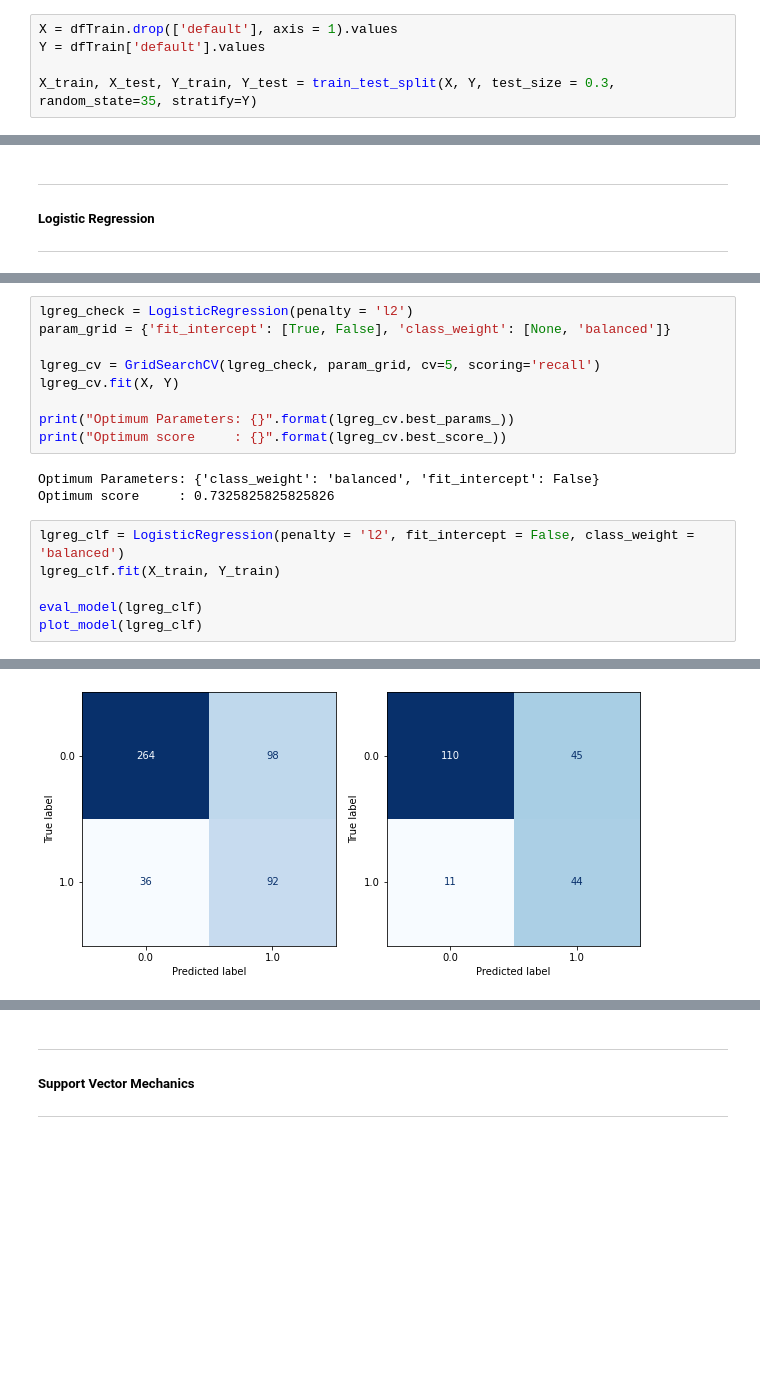
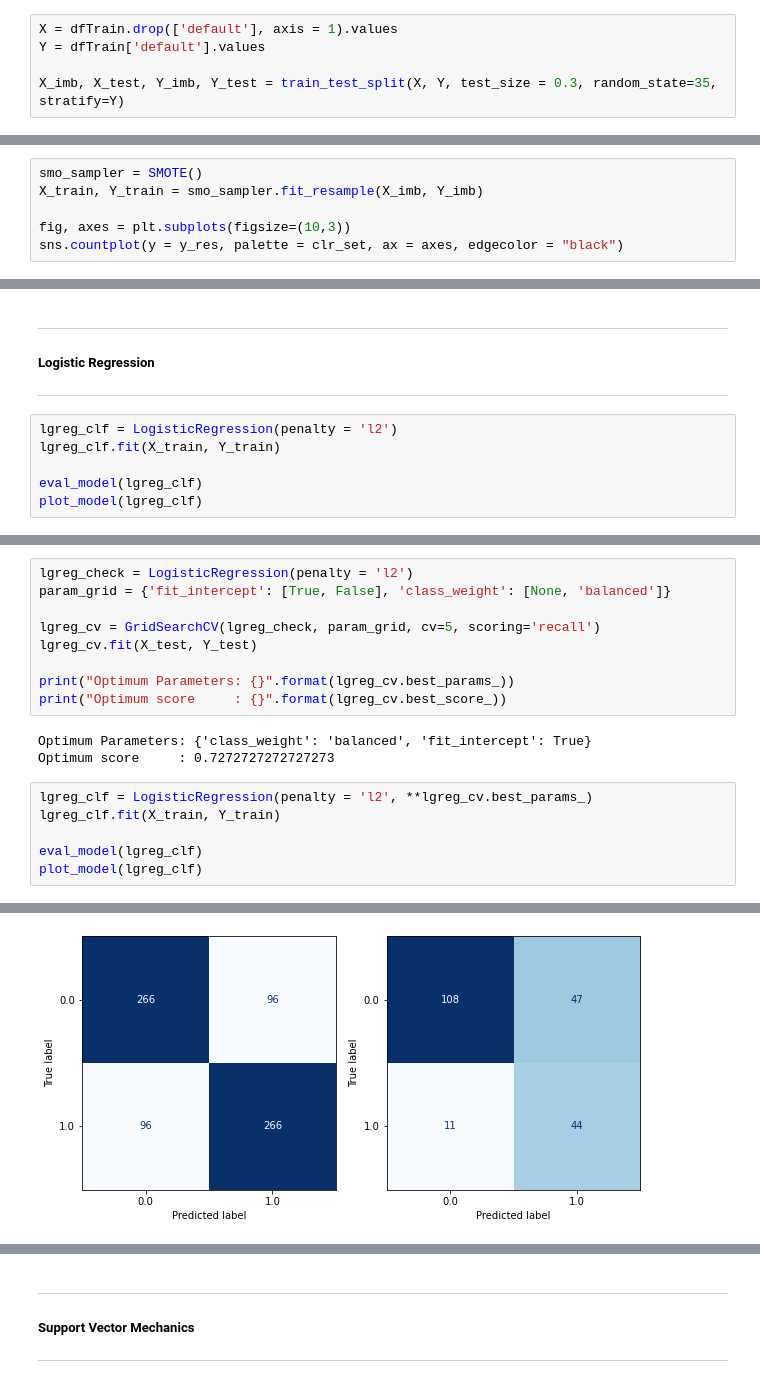
Before and after one commit to sh99-git/Loan-default-prediction, a Jupyter notebook: 02_Code/Loan_Default_Project_Py.ipynb, the cells around one changed output, grey strips where cells are left out. Cells and saved outputs as stored; diff of their text form; blank space fills up the shorter version.

```diff
--- a/02_Code/Loan_Default_Project_Py.ipynb
+++ b/02_Code/Loan_Default_Project_Py.ipynb
@@ -285,4 +287,4 @@ dfTrain = dfLoaner[dfLoaner['default'].notna()].copy()
 X = dfTrain.drop(['default'], axis = 1).values
 Y = dfTrain['default'].values
 
-X_train, X_test, Y_train, Y_test = train_test_split(X, Y, test_size = 0.3, random_state=35, stratify=Y)
+X_imb, X_test, Y_imb, Y_test = train_test_split(X, Y, test_size = 0.3, random_state=35, stratify=Y)
@@ -288,0 +303,6 @@ X_train, X_test, Y_train, Y_test = train_test_split(X, Y, test_size = 0.3, rando
+# %%
+smo_sampler = SMOTE()
+X_train, Y_train = smo_sampler.fit_resample(X_imb, Y_imb)
+
+fig, axes = plt.subplots(figsize=(10,3))
+sns.countplot(y = y_res, palette = clr_set, ax = axes, edgecolor = "black")
@@ -318,3 +341,9 @@ def plot_model(model):
 ***
 ##### Logistic Regression
 ***
+# %%
+lgreg_clf = LogisticRegression(penalty = 'l2')
+lgreg_clf.fit(X_train, Y_train)
+
+eval_model(lgreg_clf)
+plot_model(lgreg_clf)
@@ -323,15 +372,15 @@ lgreg_check = LogisticRegression(penalty = 'l2')
 param_grid = {'fit_intercept': [True, False], 'class_weight': [None, 'balanced']}
 
 lgreg_cv = GridSearchCV(lgreg_check, param_grid, cv=5, scoring='recall')
-lgreg_cv.fit(X, Y)
+lgreg_cv.fit(X_test, Y_test)
 
 print("Optimum Parameters: {}".format(lgreg_cv.best_params_))
 print("Optimum score     : {}".format(lgreg_cv.best_score_))
 # %% [output]
-Optimum Parameters: {'class_weight': 'balanced', 'fit_intercept': False}
-Optimum score     : 0.7325825825825826
+Optimum Parameters: {'class_weight': 'balanced', 'fit_intercept': True}
+Optimum score     : 0.7272727272727273
 # %%
-lgreg_clf = LogisticRegression(penalty = 'l2', fit_intercept = False, class_weight = 'balanced')
+lgreg_clf = LogisticRegression(penalty = 'l2', **lgreg_cv.best_params_)
 lgreg_clf.fit(X_train, Y_train)
 
 eval_model(lgreg_clf)
@@ -356,2 +405,2 @@ AUC Score : 0.5760996444611247
 -------------------------------------------------------------------------------------
-[figure, old version]
+[figure, new version]
```
Also changed, not shown: parts of 31 cells of this notebook.
